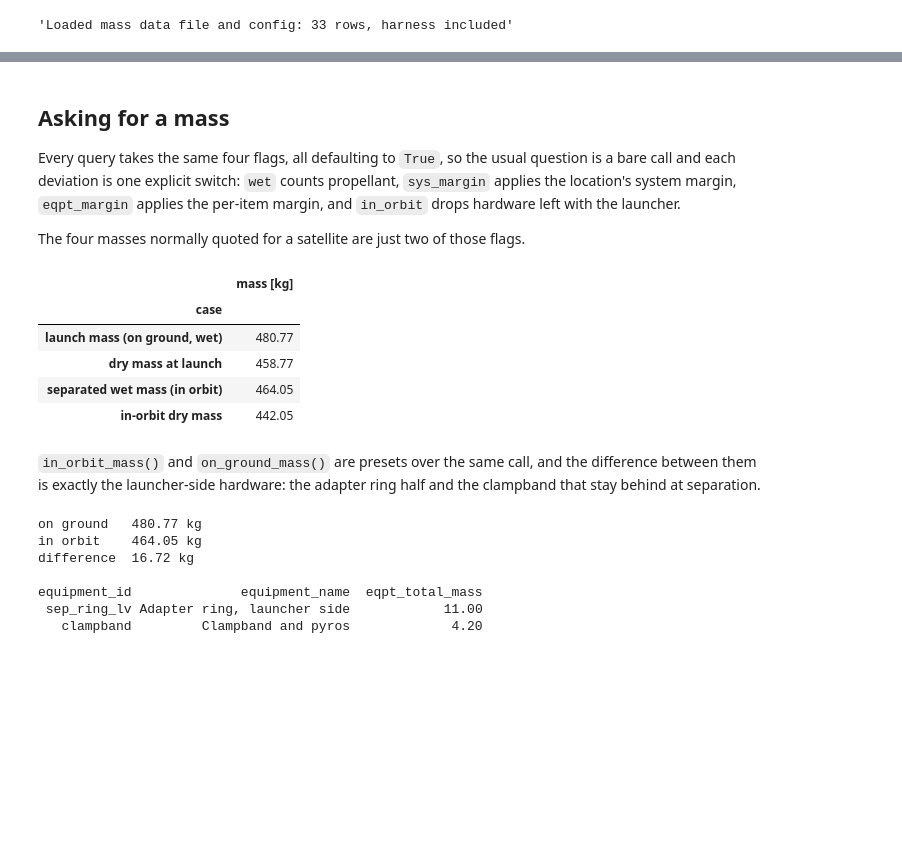
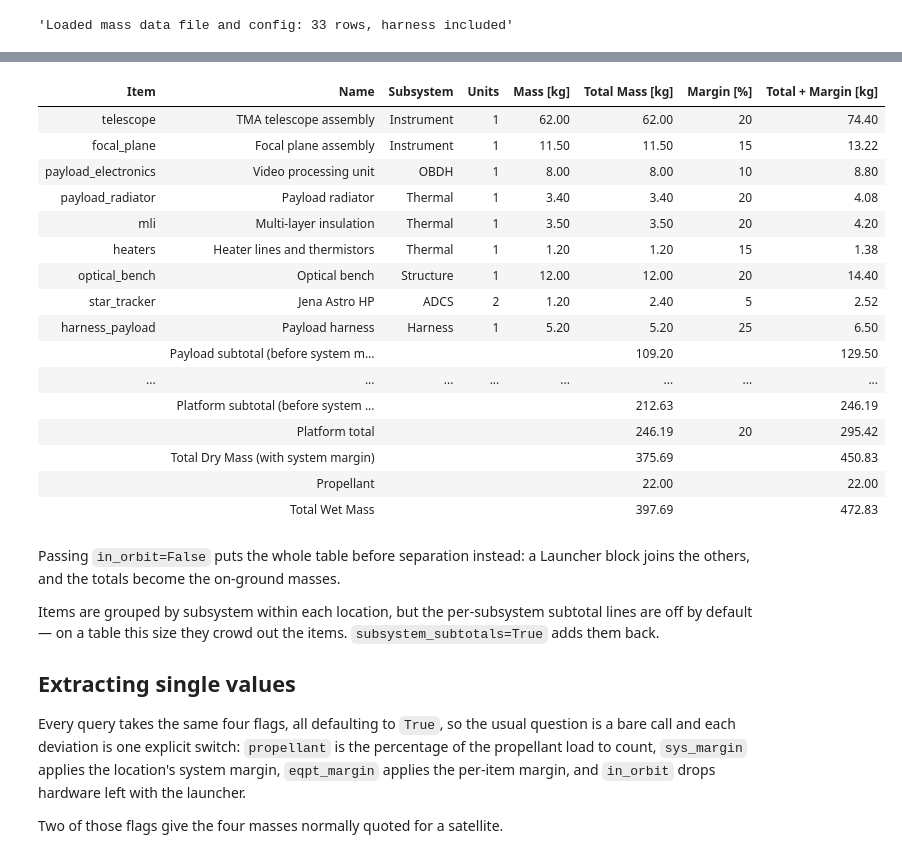
Before and after one commit to egemenimre/quicksat, a Jupyter notebook: sample/mass_budget.ipynb, the cells around one changed output, grey strips where cells are left out. Cells and saved outputs as stored; diff of their text form; code cells hidden in the pictures; blank space fills up the shorter version.

```diff
--- a/sample/mass_budget.ipynb
+++ b/sample/mass_budget.ipynb
@@ -76,47 +85,30 @@ mass_data.equipment[
+# %%
+mass_data.tabulated_mass(in_orbit=True)
+# %% [output]
+| Item | Name | Subsystem | Units | Mass [kg] | Total Mass [kg] | Margin [%] | Total + Margin [kg] |
+| telescope | TMA telescope assembly | Instrument | 1 | 62.00 | 62.00 | 20 | 74.40 |
+| focal_plane | Focal plane assembly | Instrument | 1 | 11.50 | 11.50 | 15 | 13.22 |
+| payload_electronics | Video processing unit | OBDH | 1 | 8.00 | 8.00 | 10 | 8.80 |
+| payload_radiator | Payload radiator | Thermal | 1 | 3.40 | 3.40 | 20 | 4.08 |
+| mli | Multi-layer insulation | Thermal | 1 | 3.50 | 3.50 | 20 | 4.20 |
+| heaters | Heater lines and thermistors | Thermal | 1 | 1.20 | 1.20 | 15 | 1.38 |
+| optical_bench | Optical bench | Structure | 1 | 12.00 | 12.00 | 20 | 14.40 |
+| star_tracker | Jena Astro HP | ADCS | 2 | 1.20 | 2.40 | 5 | 2.52 |
+| harness_payload | Payload harness | Harness | 1 | 5.20 | 5.20 | 25 | 6.50 |
+|  | Payload subtotal (before system m... |  |  |  | 109.20 |  | 129.50 |
+| ... | ... | ... | ... | ... | ... | ... | ... |
+|  | Platform subtotal (before system ... |  |  |  | 212.63 |  | 246.19 |
+|  | Platform total |  |  |  | 246.19 | 20 | 295.42 |
+|  | Total Dry Mass (with system margin) |  |  |  | 375.69 |  | 450.83 |
+|  | Propellant |  |  |  | 22.00 |  | 22.00 |
+|  | Total Wet Mass |  |  |  | 397.69 |  | 472.83 |
 # %% [markdown]
-## Asking for a mass
+Passing `in_orbit=False` puts the whole table before separation instead: a Launcher block joins the others, and the totals become the on-ground masses.
 
-Every query takes the same four flags, all defaulting to `True`, so the usual question is a bare call and each deviation is one explicit switch: `wet` counts propellant, `sys_margin` applies the location's system margin, `eqpt_margin` applies the per-item margin, and `in_orbit` drops hardware left with the launcher.
+Items are grouped by subsystem within each location, but the per-subsystem subtotal lines are off by default — on a table this size they crowd out the items. `subsystem_subtotals=True` adds them back.
 
-The four masses normally quoted for a satellite are just two of those flags.
+## Extracting single values
+
+Every query takes the same four flags, all defaulting to `True`, so the usual question is a bare call and each deviation is one explicit switch: `propellant` is the percentage of the propellant load to count, `sys_margin` applies the location's system margin, `eqpt_margin` applies the per-item margin, and `in_orbit` drops hardware left with the launcher.
+
+Two of those flags give the four masses normally quoted for a satellite.
-# %%
-cases = {
-    "launch mass (on ground, wet)": dict(in_orbit=False, wet=True),
-    "dry mass at launch": dict(in_orbit=False, wet=False),
-    "separated wet mass (in orbit)": dict(in_orbit=True, wet=True),
-    "in-orbit dry mass": dict(in_orbit=True, wet=False),
-}
-
-pd.DataFrame(
-    [
-        {"case": label, "mass [kg]": mass_data.total_mass(**flags).to("kg").magnitude}
-        for label, flags in cases.items()
-    ]
-).set_index("case")
-# %% [output]
-|  | mass [kg] |
-| case |  |
-| launch mass (on ground, wet) | 480.77 |
-| dry mass at launch | 458.77 |
-| separated wet mass (in orbit) | 464.05 |
-| in-orbit dry mass | 442.05 |
-# %% [markdown]
-`in_orbit_mass()` and `on_ground_mass()` are presets over the same call, and the difference between them is exactly the launcher-side hardware: the adapter ring half and the clampband that stay behind at separation.
-# %%
-on_ground = mass_data.on_ground_mass()
-in_orbit = mass_data.in_orbit_mass()
-
-left_behind = mass_data.equipment.query("location == 'Launcher'")
-print(f"on ground   {on_ground:~.2f}")
-print(f"in orbit    {in_orbit:~.2f}")
-print(f"difference  {(on_ground - in_orbit):~.2f}")
-print()
-print(left_behind[["equipment_id", "equipment_name", "eqpt_total_mass"]].to_string(index=False))
-# %% [output]
-on ground   480.77 kg
-in orbit    464.05 kg
-difference  16.72 kg
-
-equipment_id              equipment_name  eqpt_total_mass
- sep_ring_lv Adapter ring, launcher side            11.00
-   clampband         Clampband and pyros             4.20
```
Also changed, not shown: parts of 28 cells of this notebook, 10 other files.
